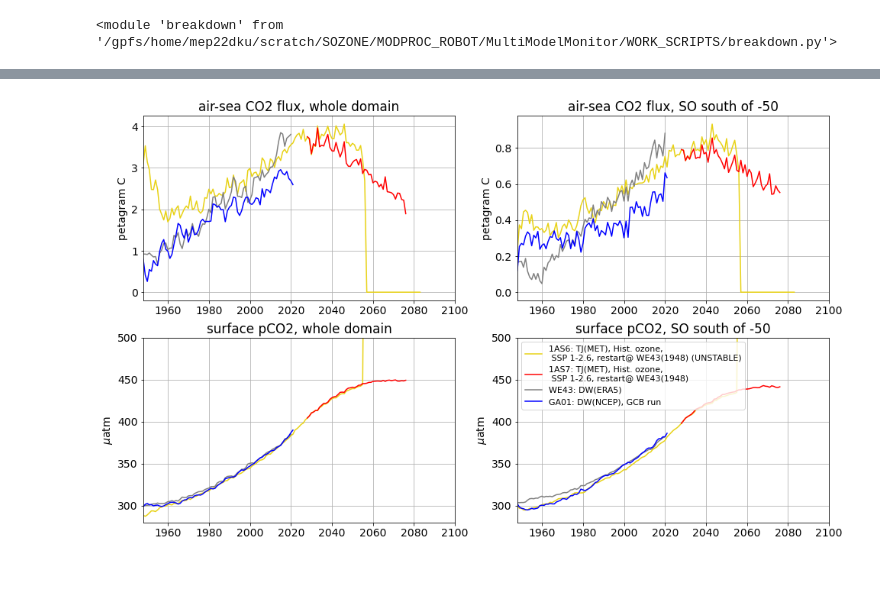
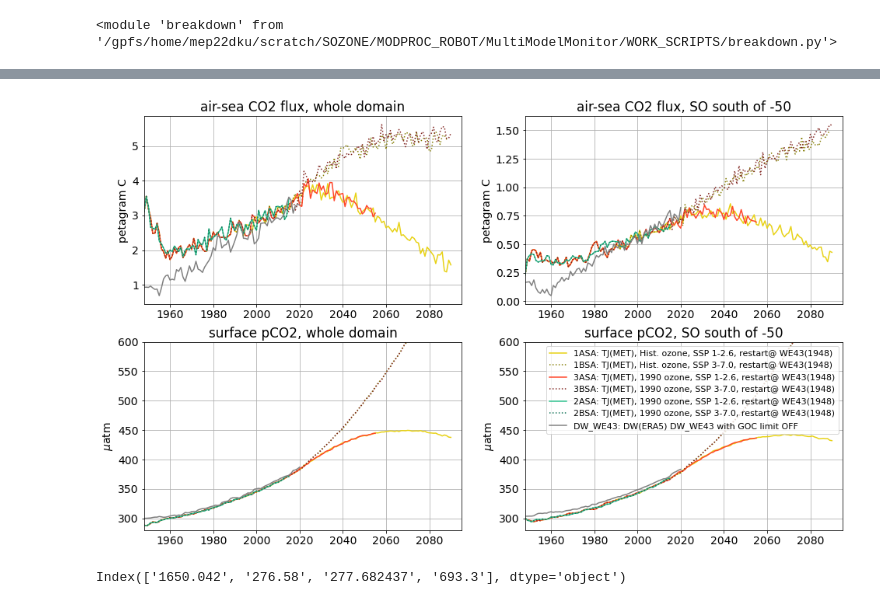
Before and after one commit to tjarnikova/SOZONE, a Jupyter notebook: MODPROC_ROBOT/MultiModelMonitor/DEVELOPER.ipynb, the cells around one changed output, grey strips where cells are left out. Drawn from its saved outputs; the diff is of its cells as text; code cells hidden in the pictures; blank space fills up the shorter version.

```diff
--- a/MODPROC_ROBOT/MultiModelMonitor/DEVELOPER.ipynb
+++ b/MODPROC_ROBOT/MultiModelMonitor/DEVELOPER.ipynb
@@ -43,18 +48,36 @@ $( document ).ready(code_toggle);
 # %%
 
-#------CHANGE THIS TO WHAT YOU WANT TO EXTRACT
-extract = True #extracting?
-graph = True #plotting?
 sdir = '/gpfs/home/mep22dku/scratch/SOZONE/MODPROC_ROBOT/MultiModelMonitor/OUTPUT/' #results directory
-fnam = 'Cflx_comparison.png' ## filename for resulting plot
-#tms = ['TOM12_TJ_1AS7','TOM12_TJ_1AS6','TOM12_TJ_1BS2', 'TOM12_TJ_3AS1','TOM12_DW_WE43', 'TOM12_DW_GA01'] ##models to plot
-tms = ['TOM12_TJ_1AS6','TOM12_TJ_1AS7','TOM12_DW_WE43', 'TOM12_DW_GA01'] ##models to plot
-tms_te = ['TOM12_TJ_1AS7'] ##models to extract
-descs = ['1AS6: TJ(MET), Hist. ozone, \n SSP 1-2.6, restart@ WE43(1948) (UNSTABLE)',
-        '1AS7: TJ(MET), Hist. ozone, \n SSP 1-2.6, restart@ WE43(1948)',\
-         'WE43: DW(ERA5)',
+fnam = 'Cflx_comparison_1-3.png' ## filename for resulting plot
+tms_te = ['TOM12_TJ_1ASA','TOM12_TJ_1BSA', 'TOM12_TJ_3ASA', 'TOM12_TJ_3BSA',\
+          'TOM12_TJ_2ASA', 'TOM12_TJ_2BSA',
+         'TOM12_TJ_WE43']
+
+tms = tms_te
+
+#tms = ['TOM12_TJ_1ASA','TOM12_TJ_1BSA']#, 'TOM12_TJ_3ASA', 'TOM12_TJ_3BSA',\
+      #  'TOM12_DW_WE43','TOM12_TJ_WE43', 'TOM12_DW_GA01'] ##models to plot
+ ##models to extract
+
+descs = ['1ASA: TJ(MET), Hist. ozone, SSP 1-2.6, restart@ WE43(1948)',\
+         '1BSA: TJ(MET), Hist. ozone, SSP 3-7.0, restart@ WE43(1948)',\
+         '3ASA: TJ(MET), 1990 ozone, SSP 1-2.6, restart@ WE43(1948)',\
+         '3BSA: TJ(MET), 1990 ozone, SSP 3-7.0, restart@ WE43(1948)',\
+         '2ASA: TJ(MET), 1990 ozone, SSP 1-2.6, restart@ WE43(1948)',\
+         '2BSA: TJ(MET), 1990 ozone, SSP 3-7.0, restart@ WE43(1948)',\
+         'DW_WE43: DW(ERA5) DW_WE43 with GOC limit OFF',\
+         'TJ_WE43: TJ(ERA5), rerun of DW_WE43 with GOC limit ON',\
+
          'GA01: DW(NCEP), GCB run']#descriptions of models in tm
-cols = [sc.scen['1A']['color'], 'r', 'grey', 'b'] #colours for models in tm
+cols = [sc.scen['1A']['color'],\
+        sc.scen['1B']['color'],\
+        sc.scen['3A']['color'],\
+        sc.scen['3B']['color'],\
+        sc.scen['2A']['color'],\
+        sc.scen['2B']['color'],\
+        'grey', 'g', 'b'] #colours for models in tm
+
+linestyles = ['-',':','-',':','-',':','-',':','-']
 # %%
 reload(bp)
 if extract:
@@ -69,13 +86,26 @@ compute complete, time taken (s): 38.67394781112671
 # %%
 ### open the datasets
 reload(pr)
 if graph:
     dsets = []
 
     for tm in tms:
         w = glob.glob(f'{sdir}*{tm}*')
         ds = xr.open_dataset(w[0])
         dsets.append(ds)
-    pr.plot_carbon(dsets, cols, descs, sdir, fnam, tstart = 1948, tend = 2100, tendatm = 500)
+    pr.plot_carbon(dsets, cols, descs, linestyles, sdir, fnam, tstart = 1948, tend = 2095, tendatm = 600)
 # %% [output]
-[figure, old version]
+[figure, new version]
+# %%
+ssp1 = '/gpfs/data/greenocean/software/resources/SOZONE_atmo/atmco2_ssp1-26.dat'
+ssp3 = '/gpfs/data/greenocean/software/resources/SOZONE_atmo/atmco2_ssp3-70.dat'
+import pandas as pd
+import numpy as np
+
+# columns_to_keep = ['#time', 'x-momentum', 'y-momentum', 'mass']
+df1 = pd.read_table(ssp1)
+df3 = pd.read_table(ssp3)
+
+df3.columns
+# %% [output]
+Index(['1650.042', '276.58', '277.682437', '693.3'], dtype='object')
```
Also changed, not shown: parts of 4 cells of this notebook, 5 other files.
